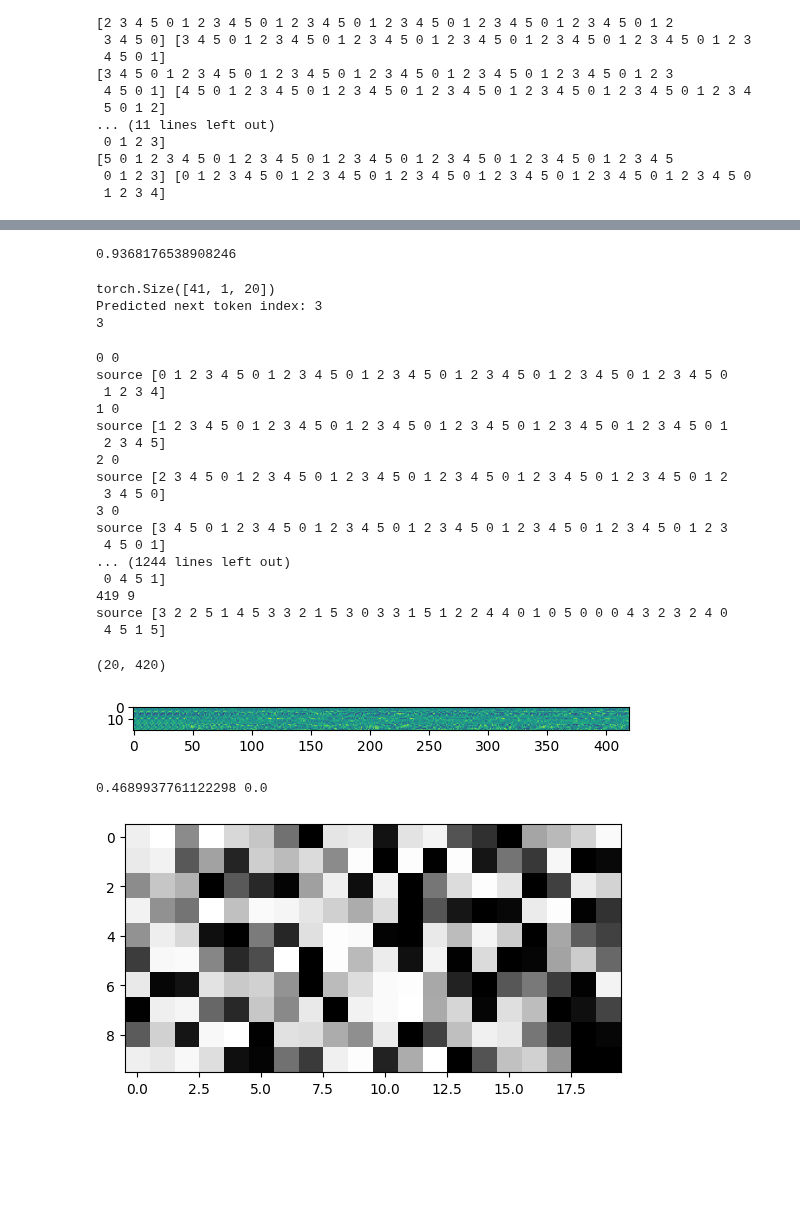
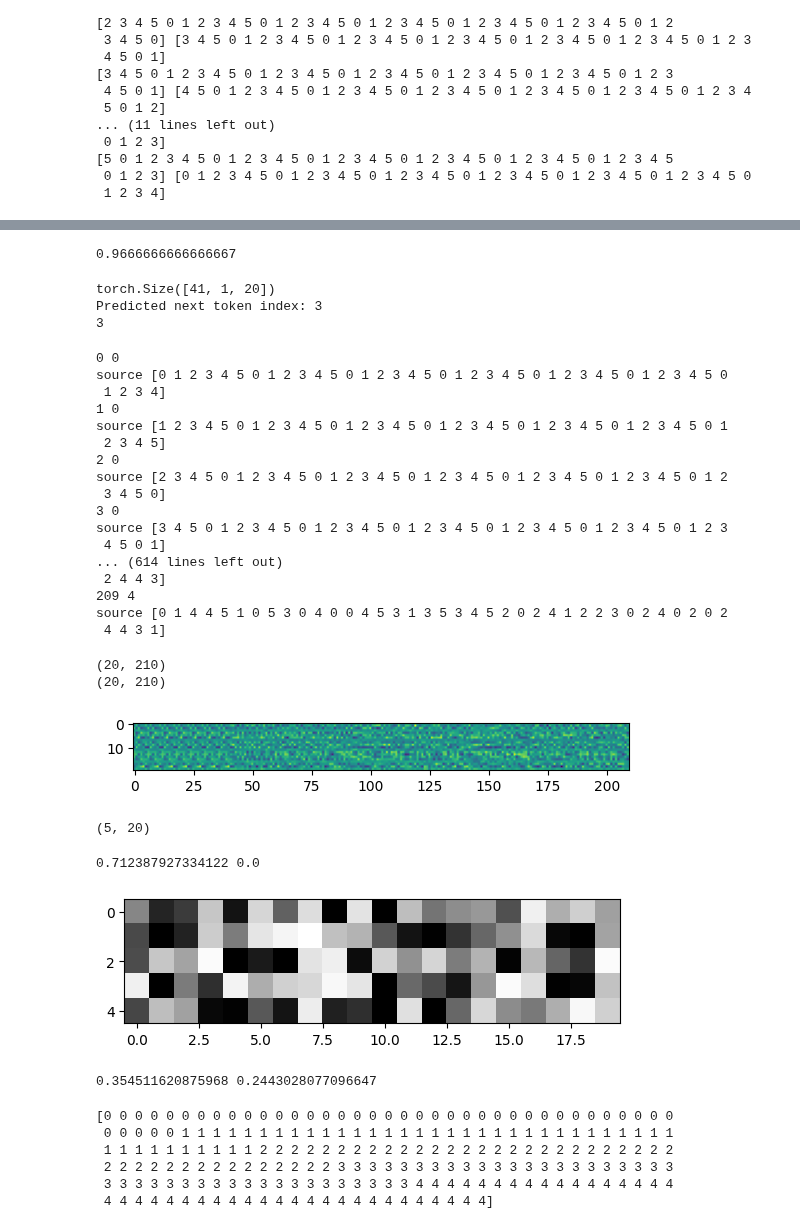
Before and after one commit to Ahmadar91/Master-sThesis, a Jupyter notebook: altModel.ipynb, the cells around one changed output, grey strips where cells are left out. Cells and saved outputs as stored; diff of their text form; code cells hidden in the pictures; blank space fills up the shorter version.

```diff
--- a/altModel.ipynb
+++ b/altModel.ipynb
@@ -279,7 +280,7 @@ dropout = 0.03  # dropout probability
 # Initialize the model
 model = TransformerModel(ntokens, emsize, nhead, d_hid, nlayers, dropout)
 
-nrOfSongs=10
+nrOfSongs=5
 source,target,songs=getTrainingData(songStrings,nrOfSongs)
 
 W=train(model, torch.tensor(source), torch.tensor(target),num_epochs=5000)
@@ -330,7 +331,7 @@ def test(model, source, target):
 # %%
 test(model,torch.tensor(source),torch.tensor(target))
 # %% [output]
-0.9368176538908246
+0.9666666666666667
 # %%
 def predict_next_token(model, token_indices,verbose=False):
     model.eval()  # Ensure the model is in evaluation mode
@@ -375,11 +376,11 @@ source [2 3 4 5 0 1 2 3 4 5 0 1 2 3 4 5 0 1 2 3 4 5 0 1 2 3 4 5 0 1 2 3 4 5 0 1
 3 0
 source [3 4 5 0 1 2 3 4 5 0 1 2 3 4 5 0 1 2 3 4 5 0 1 2 3 4 5 0 1 2 3 4 5 0 1 2 3
  4 5 0 1]
-... (1244 lines left out)
- 0 4 5 1]
-419 9
-source [3 2 2 5 1 4 5 3 3 2 1 5 3 0 3 3 1 5 1 2 2 4 4 0 1 0 5 0 0 0 4 3 2 3 2 4 0
- 4 5 1 5]
+... (614 lines left out)
+ 2 4 4 3]
+209 4
+source [0 1 4 4 5 1 0 5 3 0 4 0 0 4 5 3 1 3 5 3 4 5 2 0 2 4 1 2 2 3 0 2 4 0 2 0 2
+ 4 4 3 1]
 # %%
 def symbolEntropy(D,base=2):
     value,counts = numpy.unique(D, return_counts=True)
@@ -442,6 +443,7 @@ def getAllIOH(model,source,target,songs,width=20):
             O.append((songs[i]+1)%max(songs))
         H.append(list(model.store[-1].flatten()))
     H=numpy.array(H).transpose()
+    print(H.shape)
     imshow(H)
     B=numpy.zeros(H.shape)
     clusterNr=2
@@ -470,44 +472,62 @@ def shrinkingDecompositionInformation(model,source,target,songs,numbers=[0,1,2,3
         collectorSet[number]=s
         collectorH[number]=h
     return collectorSet,collectorH
 
 def removalIntoVec(res,width,H):
     V=numpy.zeros(width)
     #for i,r in enumerate(res):
     #    for e in r:
     #        V[e]+=H[0]-H[i]
     fullSet=list(range(width))
     nRes=copy.deepcopy(res)
     nRes.insert(0,fullSet)
     nodeList=[]
     for i in range(width):
         removedNode=list(set(nRes[i])-set(nRes[i+1]))[0]
         nodeList.append(removedNode)
     for i,node in enumerate(nodeList):
         V[node]=H[0]-H[i]
     #V=sqrt(V)
     if V.sum()==0:
         return V
     return V#/V.max()
 
 def removalIntoMatrix(res,width,H):
     M=[]
     for i in range(len(res)):
         M.append(removalIntoVec(res[i],width,H[i]))
     return numpy.array(M)
 
-s,h=shrinkingDecompositionInformation(model,source,target,songs,numbers=list(range(10)),width=20)
+s,h=shrinkingDecompositionInformation(model,source,target,songs,numbers=list(range(5)),width=20)
 # %% [output]
-(20, 420)
+(20, 210)
+(20, 210)
-[figure, old version]
+[figure, new version]
 # %%
 M=removalIntoMatrix(s,20,h)
+# %%
+print(M.shape)
+# %% [output]
+(5, 20)
 # %%
 imshow(M,cmap="gray")
 print(M.max(),M.min())
 # %% [output]
-0.4689937761122298 0.0
+0.712387927334122 0.0
-[figure, old version]
+[figure, new version]
+# %%
+print(M.mean(),M.std())
+# %% [output]
+0.354511620875968 0.2443028077096647
+# %%
+print(songs)
+# %% [output]
+[0 0 0 0 0 0 0 0 0 0 0 0 0 0 0 0 0 0 0 0 0 0 0 0 0 0 0 0 0 0 0 0 0 0 0 0 0
+ 0 0 0 0 0 1 1 1 1 1 1 1 1 1 1 1 1 1 1 1 1 1 1 1 1 1 1 1 1 1 1 1 1 1 1 1 1
+ 1 1 1 1 1 1 1 1 1 1 2 2 2 2 2 2 2 2 2 2 2 2 2 2 2 2 2 2 2 2 2 2 2 2 2 2 2
+ 2 2 2 2 2 2 2 2 2 2 2 2 2 2 2 3 3 3 3 3 3 3 3 3 3 3 3 3 3 3 3 3 3 3 3 3 3
+ 3 3 3 3 3 3 3 3 3 3 3 3 3 3 3 3 3 3 3 3 4 4 4 4 4 4 4 4 4 4 4 4 4 4 4 4 4
+ 4 4 4 4 4 4 4 4 4 4 4 4 4 4 4 4 4 4 4 4 4 4 4 4 4]
 # %%
 allI,allO,H=getAllIOH(model,source,target,songs,width=20)
 # %% [output]
```
Also changed, not shown: parts of 10 cells of this notebook.
